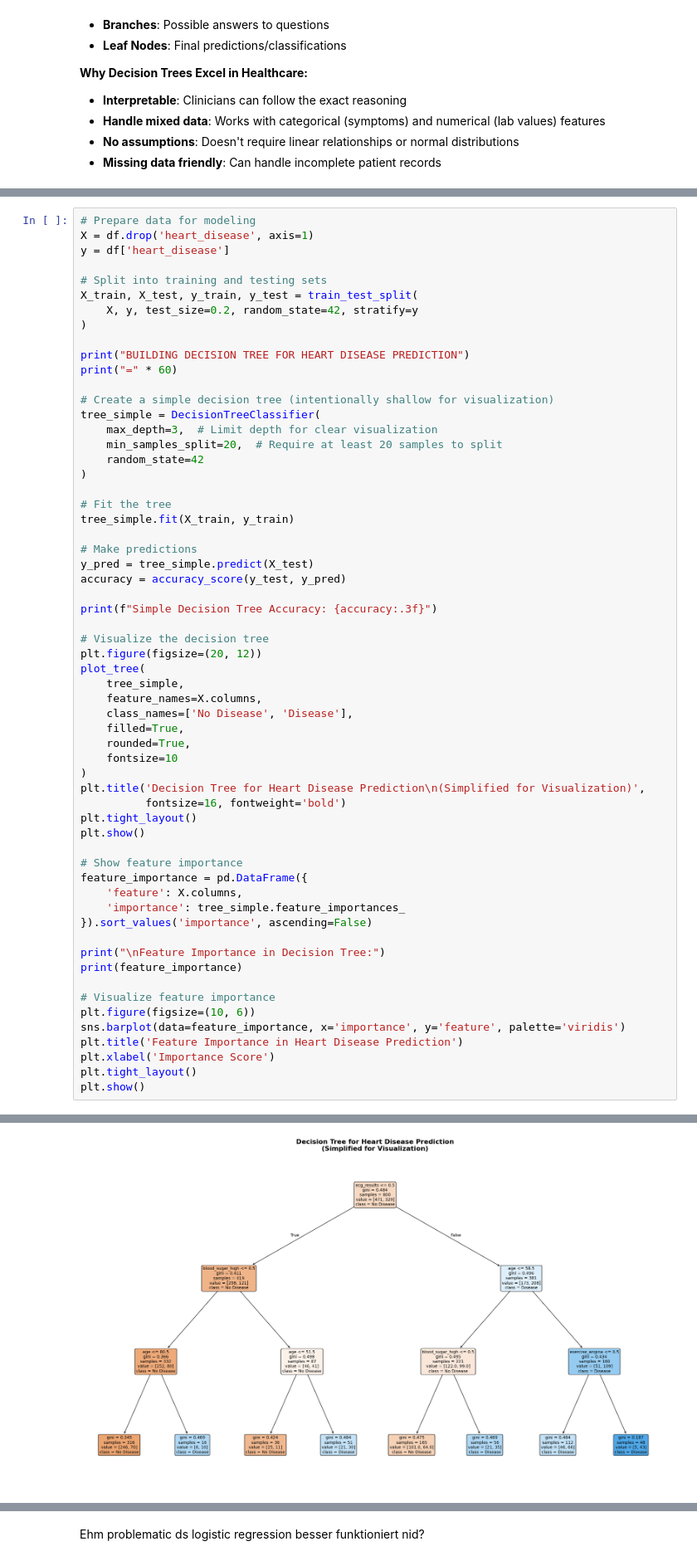
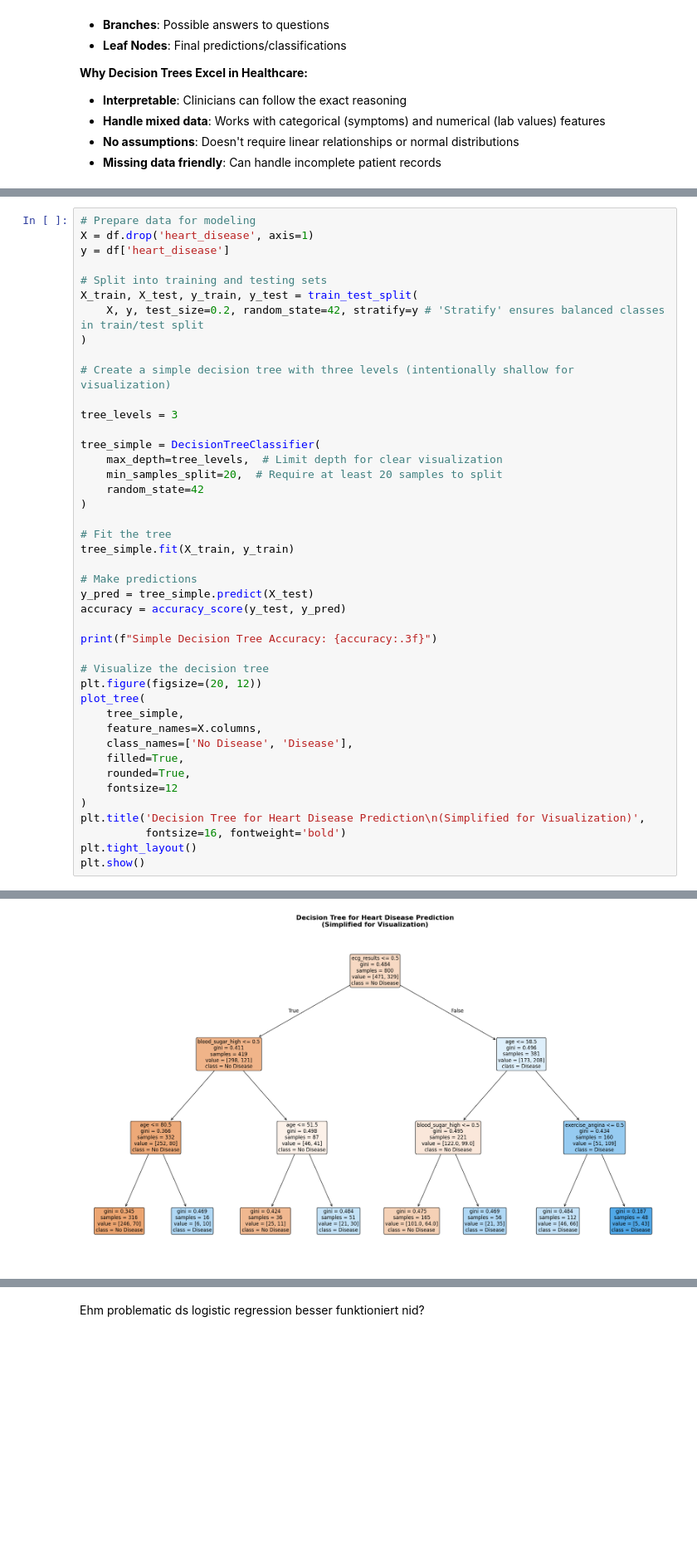
Before and after one commit to Jamoser123/PNR_Advanced_DataScience, a Jupyter notebook: 5_Decision_Trees_Random_Forest/HandsOn_Decision_Trees.ipynb, the cells around one changed output, grey strips where cells are left out. Shown at 83% size. Drawn from its saved outputs; the diff is of its cells as text; blank space fills up the shorter version.

Commit message:
little fixes Decision Trees

```diff
--- a/5_Decision_Trees_Random_Forest/HandsOn_Decision_Trees.ipynb
+++ b/5_Decision_Trees_Random_Forest/HandsOn_Decision_Trees.ipynb
@@ -171,15 +195,15 @@ y = df['heart_disease']
 
 # Split into training and testing sets
 X_train, X_test, y_train, y_test = train_test_split(
-    X, y, test_size=0.2, random_state=42, stratify=y
+    X, y, test_size=0.2, random_state=42, stratify=y # 'Stratify' ensures balanced classes in train/test split
 )
 
-print("BUILDING DECISION TREE FOR HEART DISEASE PREDICTION")
-print("=" * 60)
+# Create a simple decision tree with three levels (intentionally shallow for visualization)
 
-# Create a simple decision tree (intentionally shallow for visualization)
+tree_levels = 3
+
 tree_simple = DecisionTreeClassifier(
-    max_depth=3,  # Limit depth for clear visualization
+    max_depth=tree_levels,  # Limit depth for clear visualization
     min_samples_split=20,  # Require at least 20 samples to split
     random_state=42
 )
@@ -201,27 +225,10 @@ plot_tree(
     class_names=['No Disease', 'Disease'],
     filled=True,
     rounded=True,
-    fontsize=10
+    fontsize=12
 )
 plt.title('Decision Tree for Heart Disease Prediction\n(Simplified for Visualization)',
           fontsize=16, fontweight='bold')
 plt.tight_layout()
 plt.show()
-
-# Show feature importance
-feature_importance = pd.DataFrame({
-    'feature': X.columns,
-    'importance': tree_simple.feature_importances_
-}).sort_values('importance', ascending=False)
-
-print("\nFeature Importance in Decision Tree:")
-print(feature_importance)
-
-# Visualize feature importance
-plt.figure(figsize=(10, 6))
-sns.barplot(data=feature_importance, x='importance', y='feature', palette='viridis')
-plt.title('Feature Importance in Heart Disease Prediction')
-plt.xlabel('Importance Score')
-plt.tight_layout()
-plt.show()
 # %% [output]
@@ -230,2 +235,2 @@ BUILDING DECISION TREE FOR HEART DISEASE PREDICTION
 Simple Decision Tree Accuracy: 0.675
-[figure, old version]
+[figure, new version]
```
Also changed, not shown: parts of 21 cells of this notebook, 1 other file.
